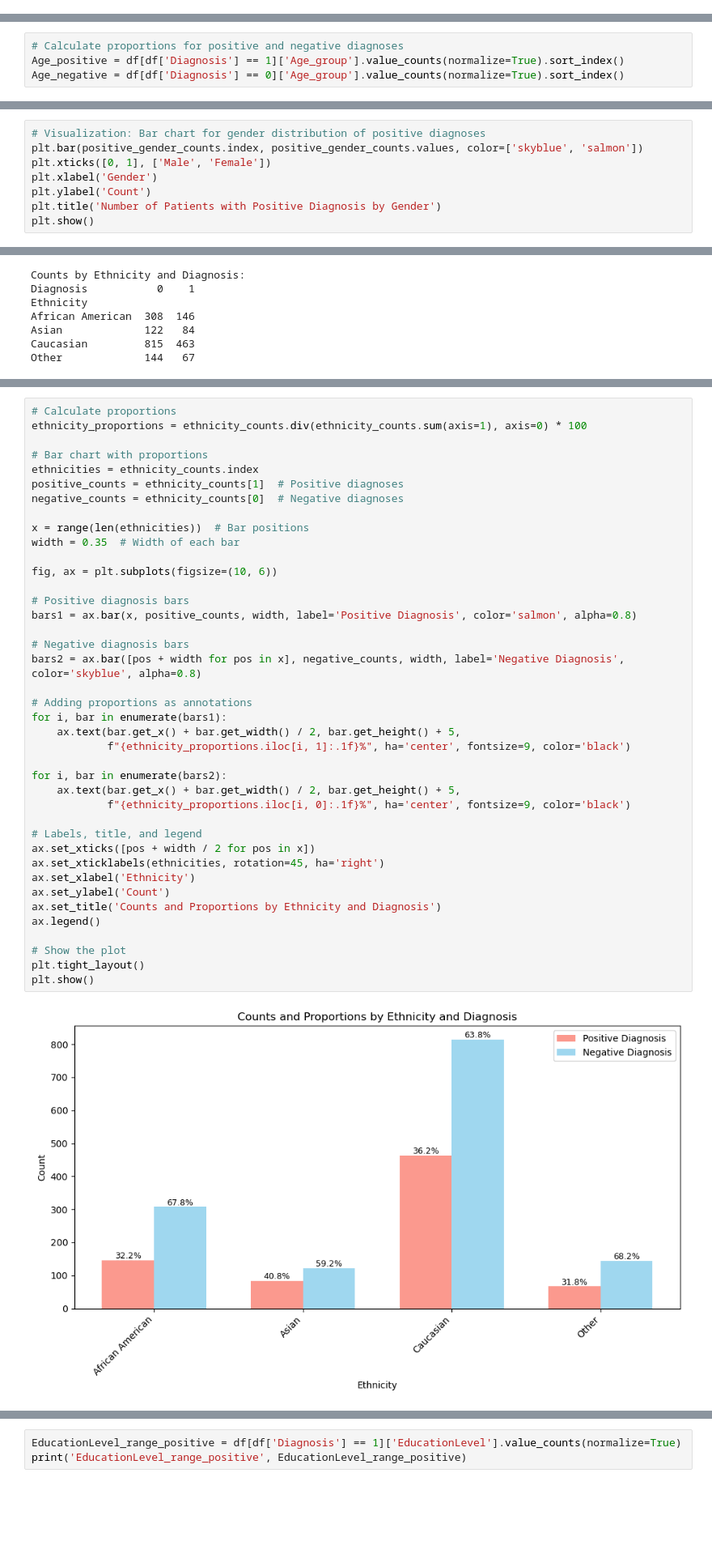
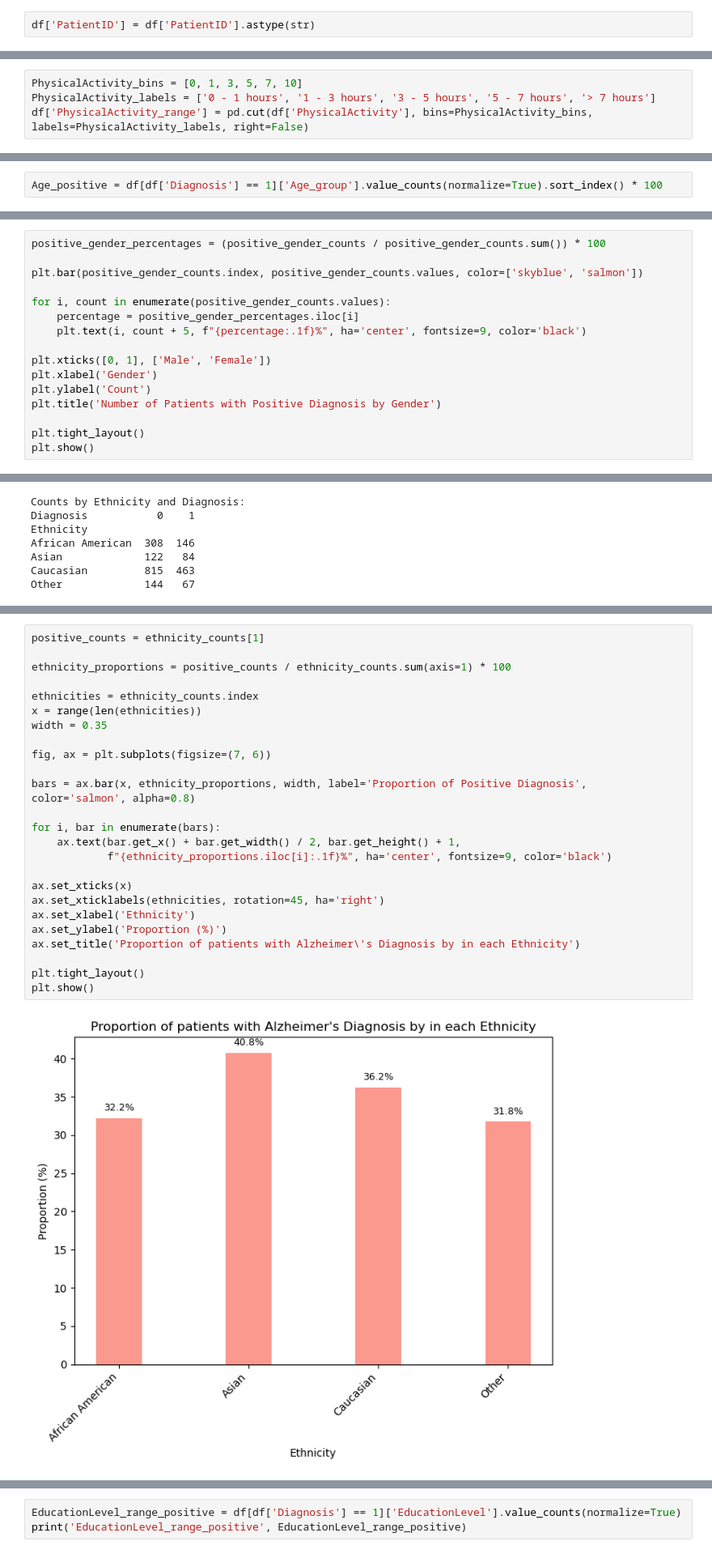
Before and after one commit to MariyaLy13/python_for_data_analytics, a Jupyter notebook: FinalProject.ipynb, the cells around one changed output, grey strips where cells are left out. Shown at 81% size. Drawn from its saved outputs; the diff is of its cells as text; blank space fills up the shorter version.

```diff
--- a/FinalProject.ipynb
+++ b/FinalProject.ipynb
@@ -200,0 +240,2 @@ Unique values in 'EducationLevel' after mapping: ["Bachelor's" 'None' 'High Scho
+# %%
+df['PatientID'] = df['PatientID'].astype(str)
@@ -200,0 +308,4 @@ Unique values in 'EducationLevel' after mapping: ["Bachelor's" 'None' 'High Scho
+# %%
+PhysicalActivity_bins = [0, 1, 3, 5, 7, 10]
+PhysicalActivity_labels = ['0 - 1 hours', '1 - 3 hours', '3 - 5 hours', '5 - 7 hours', '> 7 hours']
+df['PhysicalActivity_range'] = pd.cut(df['PhysicalActivity'], bins=PhysicalActivity_bins, labels=PhysicalActivity_labels, right=False)
@@ -227,4 +453,2 @@ df['Age_group'] = pd.cut(df['Age'], bins=age_bins, labels=age_labels, right=Fals
 # %%
-# Calculate proportions for positive and negative diagnoses
-Age_positive = df[df['Diagnosis'] == 1]['Age_group'].value_counts(normalize=True).sort_index()
-Age_negative = df[df['Diagnosis'] == 0]['Age_group'].value_counts(normalize=True).sort_index()
+Age_positive = df[df['Diagnosis'] == 1]['Age_group'].value_counts(normalize=True).sort_index() * 100
@@ -283,11 +496,19 @@ Male      386
 Female    374
 Name: count, dtype: int64
 # %%
-# Visualization: Bar chart for gender distribution of positive diagnoses
+positive_gender_percentages = (positive_gender_counts / positive_gender_counts.sum()) * 100
+
 plt.bar(positive_gender_counts.index, positive_gender_counts.values, color=['skyblue', 'salmon'])
+
+for i, count in enumerate(positive_gender_counts.values):
+    percentage = positive_gender_percentages.iloc[i]
+    plt.text(i, count + 5, f"{percentage:.1f}%", ha='center', fontsize=9, color='black')
+
 plt.xticks([0, 1], ['Male', 'Female'])
 plt.xlabel('Gender')
 plt.ylabel('Count')
 plt.title('Number of Patients with Positive Diagnosis by Gender')
+
+plt.tight_layout()
 plt.show()
 # %% [output]
@@ -309,43 +539,28 @@ Other             144   67
 # %%
-# Calculate proportions
-ethnicity_proportions = ethnicity_counts.div(ethnicity_counts.sum(axis=1), axis=0) * 100
+positive_counts = ethnicity_counts[1]
 
-# Bar chart with proportions
+ethnicity_proportions = positive_counts / ethnicity_counts.sum(axis=1) * 100
+
 ethnicities = ethnicity_counts.index
-positive_counts = ethnicity_counts[1]  # Positive diagnoses
-negative_counts = ethnicity_counts[0]  # Negative diagnoses
+x = range(len(ethnicities))
+width = 0.35
 
-x = range(len(ethnicities))  # Bar positions
-width = 0.35  # Width of each bar
+fig, ax = plt.subplots(figsize=(7, 6))
 
-fig, ax = plt.subplots(figsize=(10, 6))
+bars = ax.bar(x, ethnicity_proportions, width, label='Proportion of Positive Diagnosis', color='salmon', alpha=0.8)
 
-# Positive diagnosis bars
-bars1 = ax.bar(x, positive_counts, width, label='Positive Diagnosis', color='salmon', alpha=0.8)
+for i, bar in enumerate(bars):
+    ax.text(bar.get_x() + bar.get_width() / 2, bar.get_height() + 1,
+            f"{ethnicity_proportions.iloc[i]:.1f}%", ha='center', fontsize=9, color='black')
 
-# Negative diagnosis bars
-bars2 = ax.bar([pos + width for pos in x], negative_counts, width, label='Negative Diagnosis', color='skyblue', alpha=0.8)
-
-# Adding proportions as annotations
-for i, bar in enumerate(bars1):
-    ax.text(bar.get_x() + bar.get_width() / 2, bar.get_height() + 5,
-            f"{ethnicity_proportions.iloc[i, 1]:.1f}%", ha='center', fontsize=9, color='black')
-
-for i, bar in enumerate(bars2):
-    ax.text(bar.get_x() + bar.get_width() / 2, bar.get_height() + 5,
-            f"{ethnicity_proportions.iloc[i, 0]:.1f}%", ha='center', fontsize=9, color='black')
-
-# Labels, title, and legend
-ax.set_xticks([pos + width / 2 for pos in x])
+ax.set_xticks(x)
 ax.set_xticklabels(ethnicities, rotation=45, ha='right')
 ax.set_xlabel('Ethnicity')
-ax.set_ylabel('Count')
-ax.set_title('Counts and Proportions by Ethnicity and Diagnosis')
-ax.legend()
+ax.set_ylabel('Proportion (%)')
+ax.set_title('Proportion of patients with Alzheimer\'s Diagnosis by in each Ethnicity')
 
-# Show the plot
 plt.tight_layout()
 plt.show()
 # %% [output]
-[figure, old version]
+[figure, new version]
 # %% [markdown]
```
Also changed, not shown: parts of 186 cells of this notebook.
